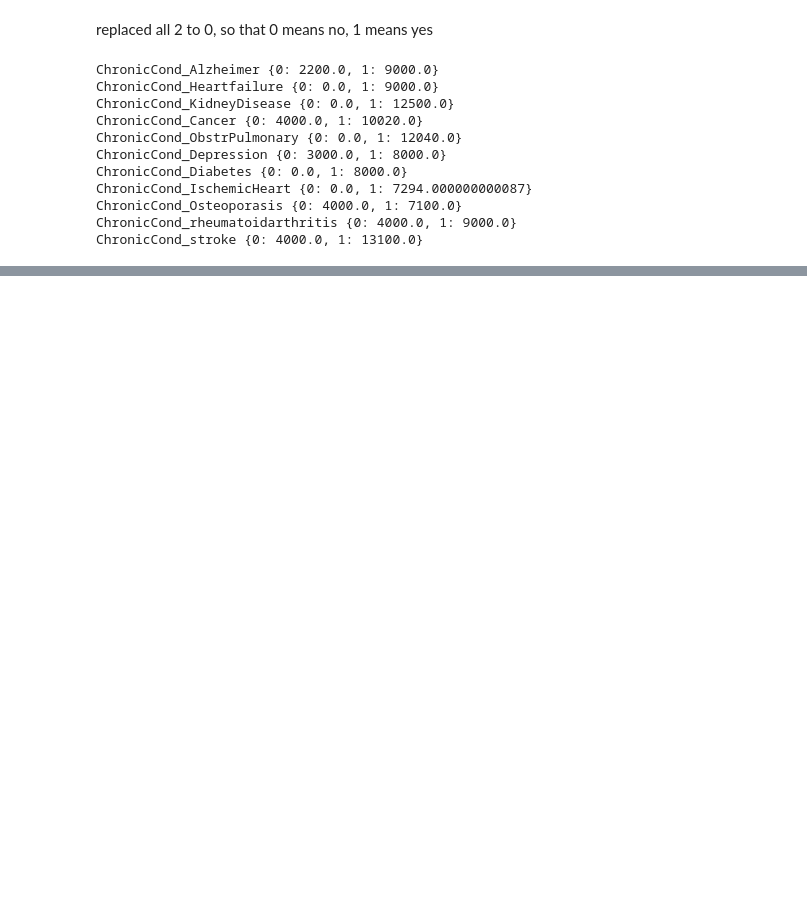
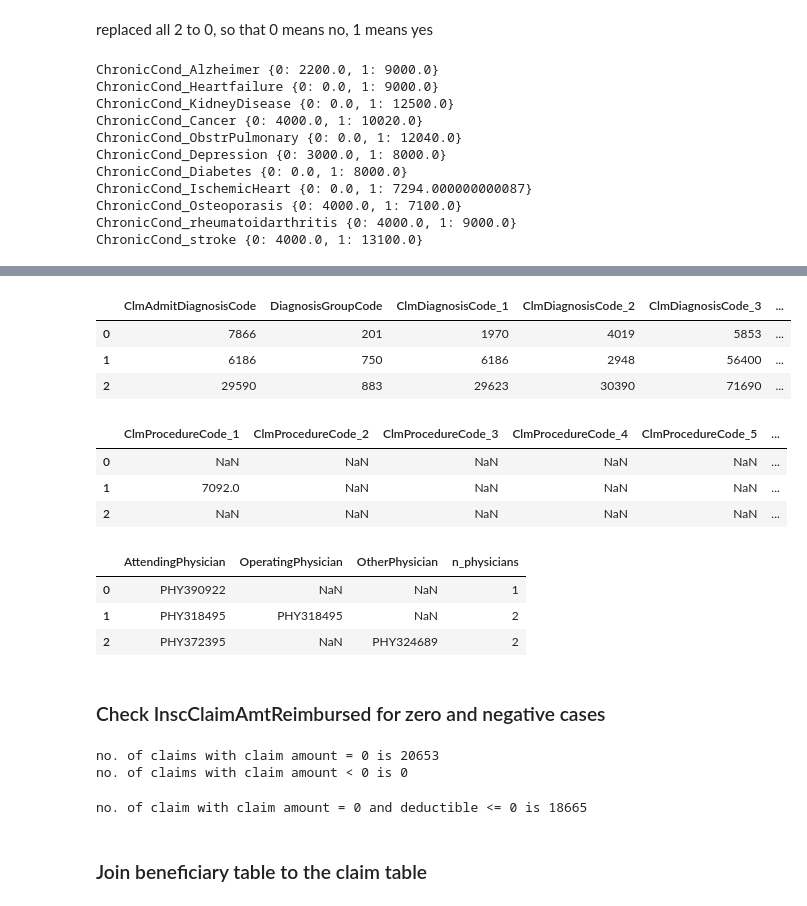
Before and after one commit to sophiaYishan/us_healthcare_claims_analysis, a Jupyter notebook: claim-project.ipynb, the cells around one changed output, grey strips where cells are left out. Drawn from its saved outputs; the diff is of its cells as text; code cells hidden in the pictures; blank space fills up the shorter version.

Commit message:
Add files via upload
conducted data cleaning, generated derived columns, concat-ed and merged all train data

```diff
--- a/claim-project.ipynb
+++ b/claim-project.ipynb
@@ -239,0 +433,3 @@ ChronicCond_stroke {0: 4000.0, 1: 13100.0}
+# %%
+inpatient['ClaimType'] = 'IP' # inpatient
+outpatient['ClaimType'] = 'OP' # outpatient
@@ -239,0 +438,3 @@ ChronicCond_stroke {0: 4000.0, 1: 13100.0}
+# %%
+claims = pd.concat((inpatient,outpatient),ignore_index=True)
+claims[claims['ClaimType']=='IP'].shape[0], claims[claims['ClaimType']=='OP'].shape[0], claims.shape[0]
@@ -239,0 +454,2 @@ ChronicCond_stroke {0: 4000.0, 1: 13100.0}
+# %%
+claims = claims.merge(train, on = 'Provider', how = 'left')
@@ -239,0 +493,8 @@ ChronicCond_stroke {0: 4000.0, 1: 13100.0}
+# %%
+diagnoses_cols = [c for c in claims.columns if 'Diagnosis' in c and c != 'ClmAdmitDiagnosisCode' and c != 'DiagnosisGroupCode']
+procedures_cols = [c for c in claims.columns if 'Procedure' in c]
+physicians_cols = [c for c in claims.columns if 'Physician' in c]
+
+print("diagnoses_cols:", diagnoses_cols)
+print("procedures_cols:", procedures_cols)
+print("physicians_cols:", physicians_cols)
@@ -239,0 +505,32 @@ ChronicCond_stroke {0: 4000.0, 1: 13100.0}
+# %%
+claims['n_diagnoses'] = pd.notnull(claims[diagnoses_cols]).sum(axis = 1)
+claims[[c for c in claims.columns if 'Diagno'.lower() in c.lower()]].head(3)
+# %% [output]
+|  | ClmAdmitDiagnosisCode | DiagnosisGroupCode | ClmDiagnosisCode_1 | ClmDiagnosisCode_2 | ClmDiagnosisCode_3 | ... |
+| 0 | 7866 | 201 | 1970 | 4019 | 5853 | ... |
+| 1 | 6186 | 750 | 6186 | 2948 | 56400 | ... |
+| 2 | 29590 | 883 | 29623 | 30390 | 71690 | ... |
+# %%
+claims['n_procedures'] = pd.notnull(claims[procedures_cols]).sum(axis = 1)
+claims[[c for c in claims.columns if 'procedure'.lower() in c.lower()]].head(3)
+# %% [output]
+|  | ClmProcedureCode_1 | ClmProcedureCode_2 | ClmProcedureCode_3 | ClmProcedureCode_4 | ClmProcedureCode_5 | ... |
+| 0 | NaN | NaN | NaN | NaN | NaN | ... |
+| 1 | 7092.0 | NaN | NaN | NaN | NaN | ... |
+| 2 | NaN | NaN | NaN | NaN | NaN | ... |
+# %%
+claims['n_physicians'] = pd.notnull(claims[physicians_cols]).sum(axis = 1)
+claims[[c for c in claims.columns if 'physician'.lower() in c.lower()]].head(3)
+# %% [output]
+|  | AttendingPhysician | OperatingPhysician | OtherPhysician | n_physicians |
+| 0 | PHY390922 | NaN | NaN | 1 |
+| 1 | PHY318495 | PHY318495 | NaN | 2 |
+| 2 | PHY372395 | NaN | PHY324689 | 2 |
+# %% [markdown]
+### Check InscClaimAmtReimbursed for zero and negative cases
+# %%
+print("no. of claims with claim amount = 0 is", claims[claims.InscClaimAmtReimbursed == 0].shape[0])
+print("no. of claims with claim amount < 0 is", claims[claims.InscClaimAmtReimbursed < 0].shape[0])
+# %% [output]
+no. of claims with claim amount = 0 is 20653
+no. of claims with claim amount < 0 is 0
@@ -239,0 +539,7 @@ ChronicCond_stroke {0: 4000.0, 1: 13100.0}
+# %%
+n_zero_claim_wo_deductible = claims[(claims.InscClaimAmtReimbursed == 0) & (claims.DeductibleAmtPaid <= 0)].shape[0]
+print("no. of claim with claim amount = 0 and deductible <= 0 is", n_zero_claim_wo_deductible)
+# %% [output]
+no. of claim with claim amount = 0 and deductible <= 0 is 18665
+# %% [markdown]
+### Join beneficiary table to the claim table
```
Also changed, not shown: parts of 58 cells of this notebook.
